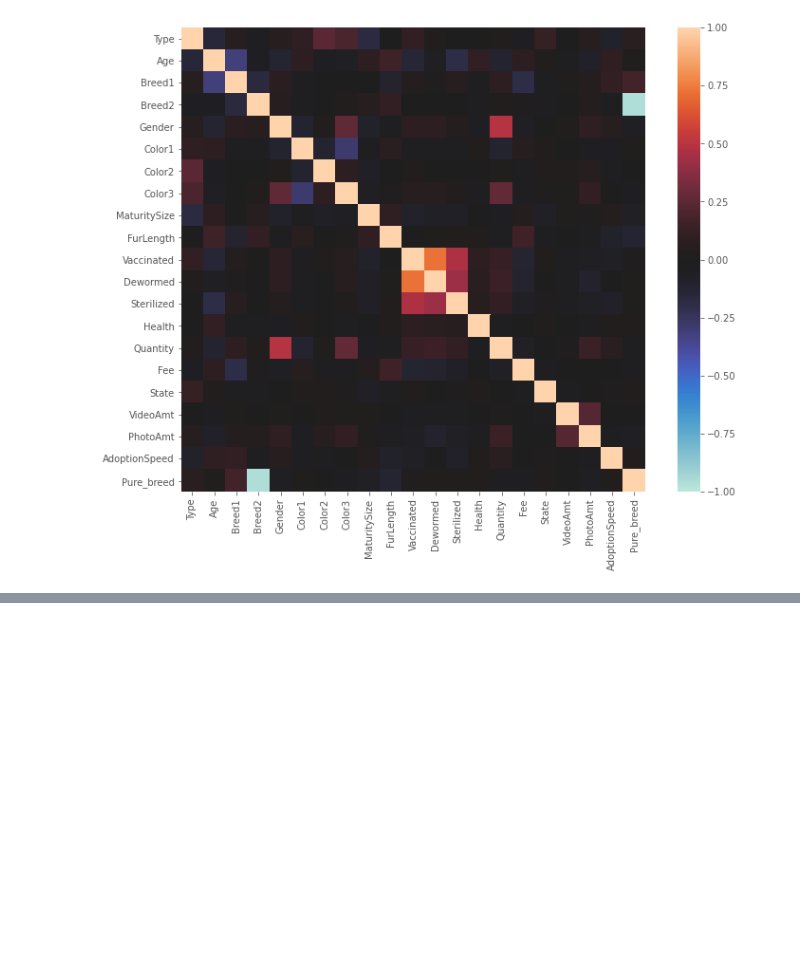
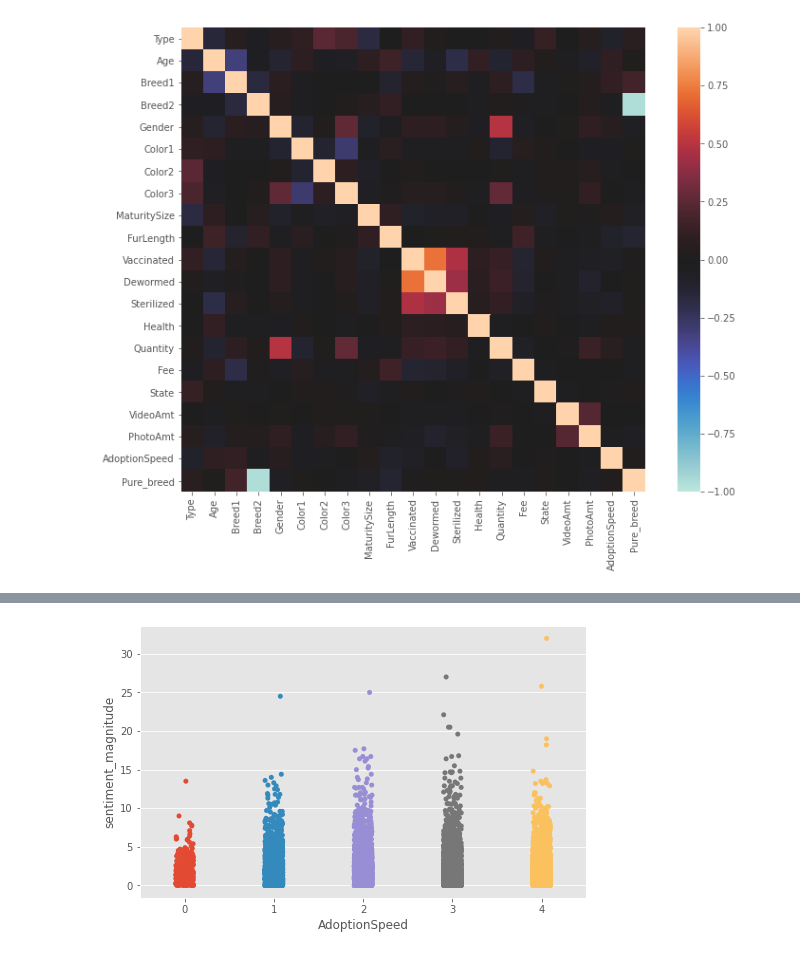
Before and after one commit to olivo/animal-adoption-mids-capstone, a Jupyter notebook: EDA/Initial Draft.ipynb, the cells around one changed output, grey strips where cells are left out. Saved outputs shown, nothing was run; the diff lists cells and outputs as text; code cells hidden in the pictures; blank space fills up the shorter version.

```diff
--- a/EDA/Initial Draft.ipynb
+++ b/EDA/Initial Draft.ipynb
@@ -234,0 +340,6 @@ ax = sns.heatmap(train.corr(), square=True, vmax=1, vmin=-1, center=0)
+# %%
+# Sentiment magnitudes for different adoption speeds.
+fig, ax = plt.subplots(figsize=(8, 5))
+ax = sns.stripplot(x="AdoptionSpeed", y="sentiment_magnitude", data=all_data_with_sentiment_df, ax=ax)
+# %% [output]
+[figure, added]
```
Also changed, not shown: parts of 7 cells of this notebook.
